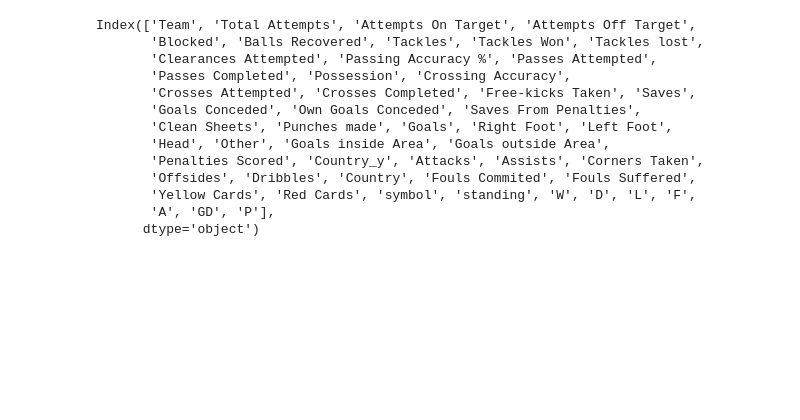
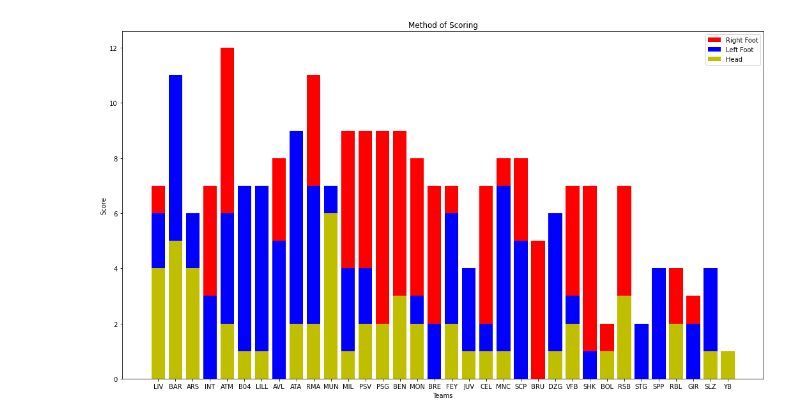
Before and after one commit to NikolaosTM/UCL2025, a Jupyter notebook: LeaguePhase/workbook.ipynb, the cells around one changed output. Cells and saved outputs as stored; diff of their text form; code cells hidden in the pictures; blank space fills up the shorter version.

Commit message:
Data exploration, low hanging fruit

```diff
--- a/LeaguePhase/workbook.ipynb
+++ b/LeaguePhase/workbook.ipynb
@@ -112,23 +112,10 @@ results['away symbol'] = results['away'].map(team_map['results'])
 # %%
 master_df = uefa_df.merge(standings, left_on='symbol', right_on='team' )
 master_df.drop(columns=['GP_y','GP_x','Country_x','team','name'], axis=1, inplace=True)
+master_df.sort_values(by='standing',ascending=True, inplace=True)
 # %%
 master_df.columns
-#master_df.to_csv('data/master_table.csv')
+master_df.to_csv('data/master_table.csv')
-# %% [output]
-Index(['Team', 'Total Attempts', 'Attempts On Target', 'Attempts Off Target',
-       'Blocked', 'Balls Recovered', 'Tackles', 'Tackles Won', 'Tackles lost',
-       'Clearances Attempted', 'Passing Accuracy %', 'Passes Attempted',
-       'Passes Completed', 'Possession', 'Crossing Accuracy',
-       'Crosses Attempted', 'Crosses Completed', 'Free-kicks Taken', 'Saves',
-       'Goals Conceded', 'Own Goals Conceded', 'Saves From Penalties',
-       'Clean Sheets', 'Punches made', 'Goals', 'Right Foot', 'Left Foot',
-       'Head', 'Other', 'Goals inside Area', 'Goals outside Area',
-       'Penalties Scored', 'Country_y', 'Attacks', 'Assists', 'Corners Taken',
-       'Offsides', 'Dribbles', 'Country', 'Fouls Commited', 'Fouls Suffered',
-       'Yellow Cards', 'Red Cards', 'symbol', 'standing', 'W', 'D', 'L', 'F',
-       'A', 'GD', 'P'],
-      dtype='object')
 # %%
 cols = [
     'Team',
@@ -178,3 +165,16 @@ cols = [
     'standing',
     'W', 'D', 'L', 'F', 'A', 'GD', 'P'
 ]
+# %%
+# lets do stacked bar charts for right foot/ left foot/ header goals
+plt.subplots(figsize=(18,10))
+plt.bar(master_df.symbol, master_df['Right Foot'], color='r')
+plt.bar(master_df.symbol, master_df['Left Foot'], color='b')
+plt.bar(master_df.symbol, master_df['Head'], color='y')
+plt.xlabel("Team")
+plt.ylabel("Score")
+plt.legend(["Right Foot", "Left Foot", "Head"])
+plt.title("Method of Scoring")
+plt.show()
+# %% [output]
+[figure, added]
```
Also changed, not shown: parts of 2 cells of this notebook, 2 other files.
